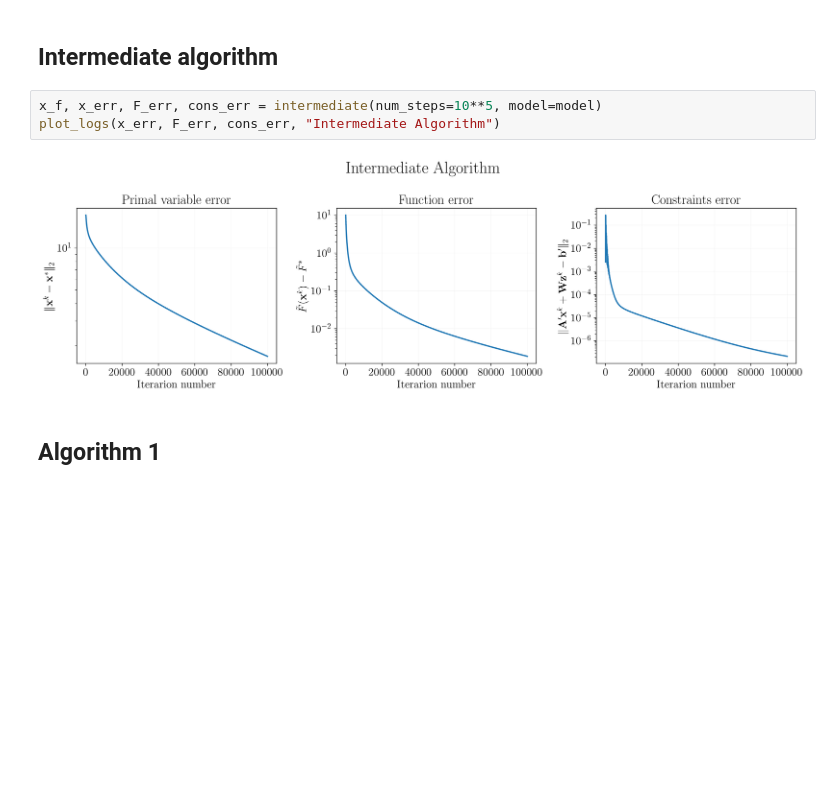
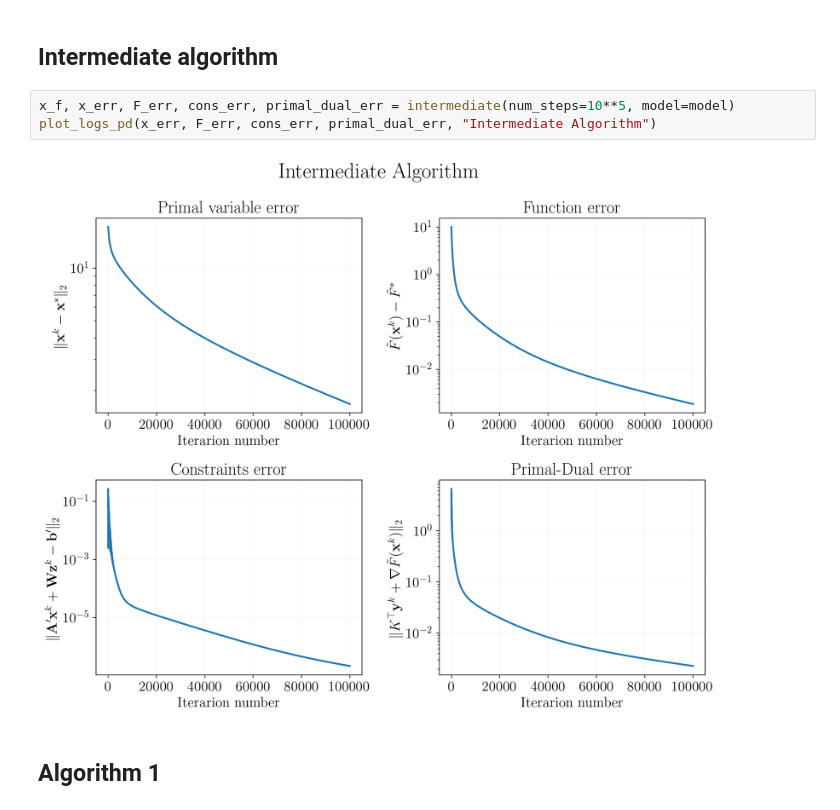
Before and after one commit to kisnikser/Decentralized-Optimization, a Jupyter notebook: coupled/test.ipynb, the cells around one changed output. Cells and saved outputs as stored; diff of their text form; blank space fills up the shorter version.

Commit message:
Primal-Dual optimality condition error

```diff
--- a/coupled/test.ipynb
+++ b/coupled/test.ipynb
@@ -155,10 +167,10 @@ model = ExampleModel(
 # %% [markdown]
 ## Intermediate algorithm
 # %%
-x_f, x_err, F_err, cons_err = intermediate(num_steps=10**5, model=model)
-plot_logs(x_err, F_err, cons_err, "Intermediate Algorithm")
+x_f, x_err, F_err, cons_err, primal_dual_err = intermediate(num_steps=10**5, model=model)
+plot_logs_pd(x_err, F_err, cons_err, primal_dual_err, "Intermediate Algorithm")
 # %% [output]
-[figure, old version]
+[figure, new version]
 # %% [markdown]
 ## Algorithm 1
 # %%
```
Also changed, not shown: parts of 2 cells of this notebook, 1 other file.
